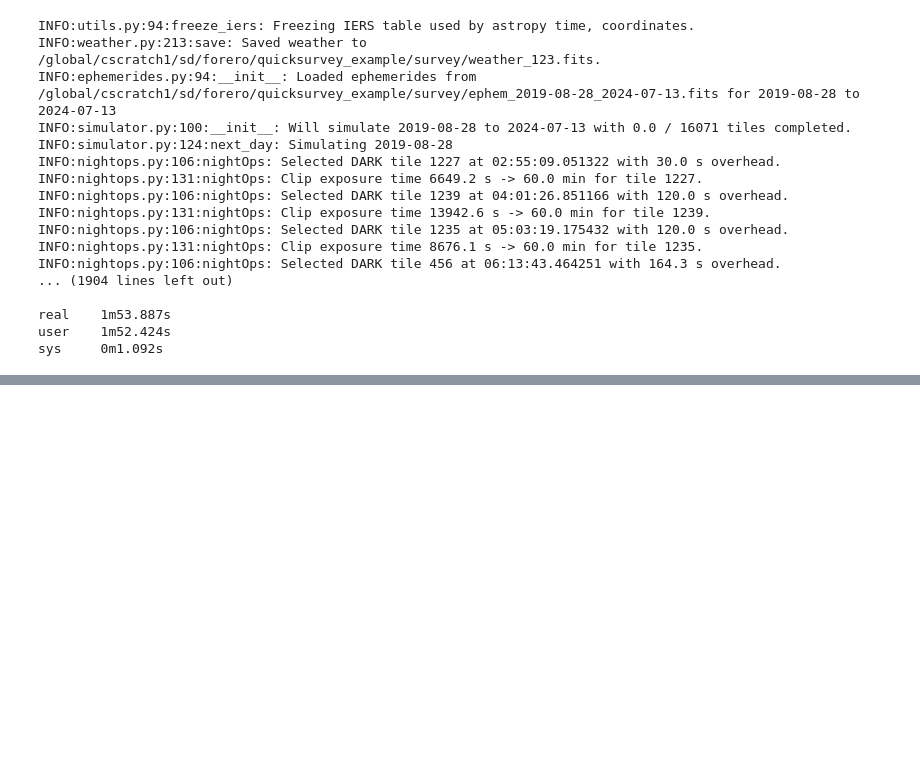
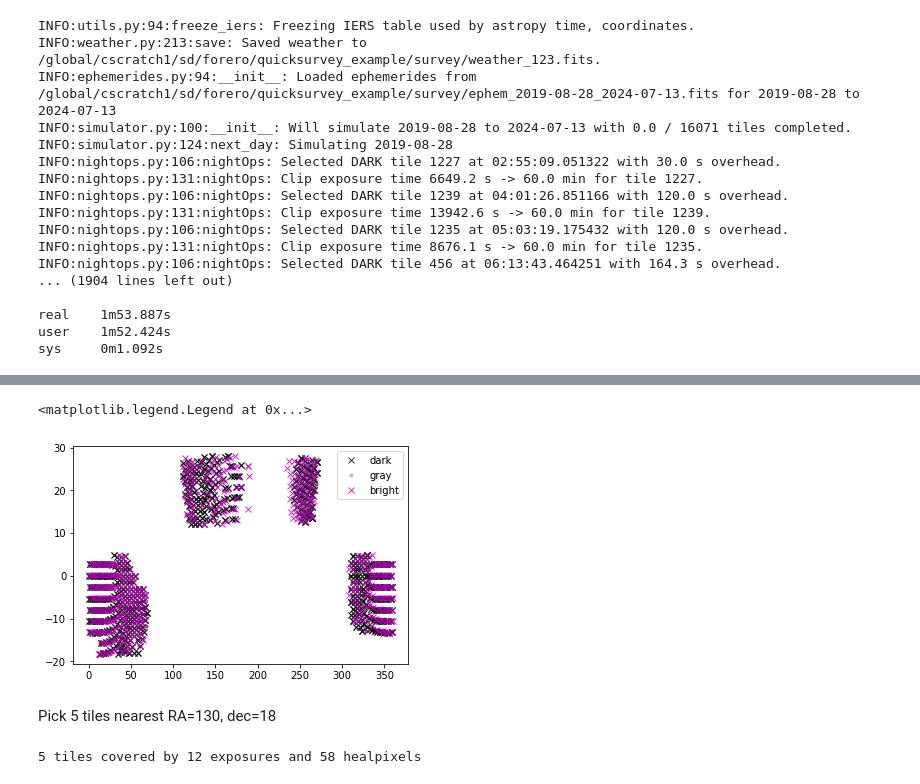
Before and after one commit to desihub/quicksurvey_example, a Jupyter notebook: readme.ipynb, the cells around one changed output, grey strips where cells are left out. Saved outputs shown, nothing was run; the diff lists cells and outputs as text; code cells hidden in the pictures; blank space fills up the shorter version.

Commit message:
tile plots

```diff
--- a/readme.ipynb
+++ b/readme.ipynb
@@ -62,0 +78,31 @@ sys     0m1.092s
+# %%
+tiles = desimodel.io.load_tiles()
+explist = Table.read(surveydir+'/exposures.fits')
+isbright = explist['pass'] > 4
+isgray = explist['pass'] == 4
+isdark = explist['pass'] < 4
+istwilight = isbright & (explist['moonalt'] < 0)
+# %%
+plt.plot(explist['ra'][isdark], explist['dec'][isdark], 'kx', alpha=0.8, label='dark')
+plt.plot(explist['ra'][isgray], explist['dec'][isgray], 'k.', alpha=0.2, label='gray')
+plt.plot(explist['ra'][isbright], explist['dec'][isbright], 'mx', alpha=0.8, label='bright')
+plt.legend(loc='upper right')
+# %% [output]
+<matplotlib.legend.Legend at 0x...>
+[figure, added]
+# %% [markdown]
+Pick 5 tiles nearest RA=130, dec=18
+# %%
+ntiles = 5
+xtiles = tiles[np.in1d(tiles['TILEID'], explist['tileid'])]
+xyz = hp.ang2vec(xtiles['ra'], xtiles['dec'], lonlat=True)
+center = hp.ang2vec(130, 18, lonlat=True)
+d2 = ((xyz - center)**2).sum(axis=1)
+ii = np.argsort(d2)[0:ntiles]
+xtiles = xtiles[ii]
+nside = 64
+pixels = desimodel.footprint.tiles2pix(nside, xtiles)
+nexp = np.count_nonzero(np.in1d(explist['tileid'], xtiles['TILEID']) & ~istwilight)
+print('{} tiles covered by {} exposures and {} healpixels'.format(len(xtiles), nexp, len(pixels)))
+# %% [output]
+5 tiles covered by 12 exposures and 58 healpixels
```
Also changed, not shown: parts of 9 cells of this notebook.
